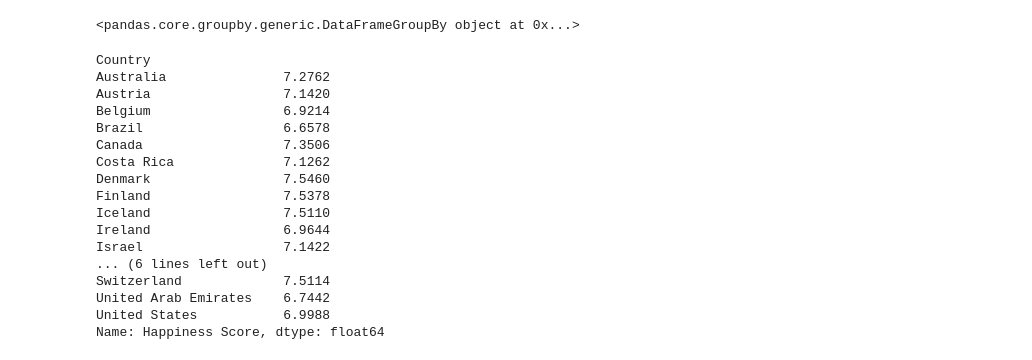
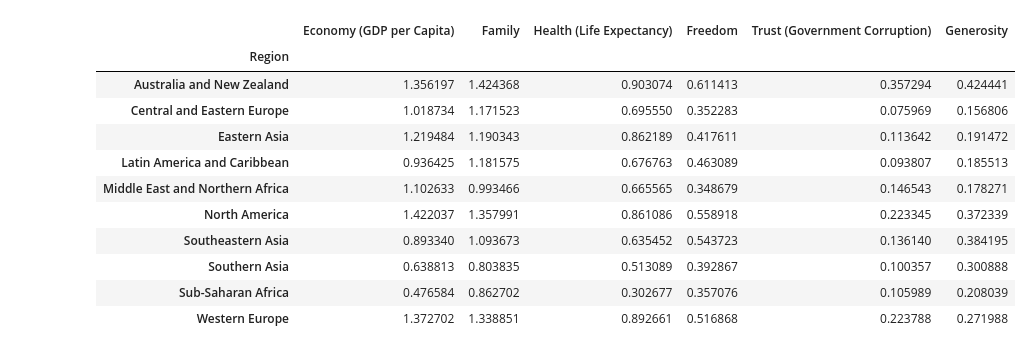
Before and after one commit to trevor48j/Tesla_Emissions, a Jupyter notebook: world_hapiness_report_r.ipynb, the cells around one changed output. Cells and saved outputs as stored; diff of their text form; code cells hidden in the pictures.

```diff
--- a/world_hapiness_report_r.ipynb
+++ b/world_hapiness_report_r.ipynb
@@ -43,26 +30,20 @@ cleaned_region
 # %%
-grouped_country_df = cleaned_region.groupby(['Country'])
+grouped_country_df = cleaned_region.groupby(['Region'])
 
-print(grouped_country_df)
-sum_hapiness = grouped_country_df["Happiness Score"].mean()
+# print(grouped_country_df)
+sum_hapiness = grouped_country_df['Economy (GDP per Capita)','Family','Health (Life Expectancy)','Freedom','Trust (Government Corruption)','Generosity'].mean()
 sum_hapiness
 # %% [output]
-<pandas.core.groupby.generic.DataFrameGroupBy object at 0x...>
-Country
-Australia               7.2762
-Austria                 7.1420
-Belgium                 6.9214
-Brazil                  6.6578
-Canada                  7.3506
-Costa Rica              7.1262
-Denmark                 7.5460
-Finland                 7.5378
-Iceland                 7.5110
-Ireland                 6.9644
-Israel                  7.1422
-... (6 lines left out)
-Switzerland             7.5114
-United Arab Emirates    6.7442
-United States           6.9988
-Name: Happiness Score, dtype: float64
+|  | Economy (GDP per Capita) | Family | Health (Life Expectancy) | Freedom | Trust (Government Corruption) | Generosity |
+| Region |  |  |  |  |  |  |
+| Australia and New Zealand | 1.356197 | 1.424368 | 0.903074 | 0.611413 | 0.357294 | 0.424441 |
+| Central and Eastern Europe | 1.018734 | 1.171523 | 0.695550 | 0.352283 | 0.075969 | 0.156806 |
+| Eastern Asia | 1.219484 | 1.190343 | 0.862189 | 0.417611 | 0.113642 | 0.191472 |
+| Latin America and Caribbean | 0.936425 | 1.181575 | 0.676763 | 0.463089 | 0.093807 | 0.185513 |
+| Middle East and Northern Africa | 1.102633 | 0.993466 | 0.665565 | 0.348679 | 0.146543 | 0.178271 |
+| North America | 1.422037 | 1.357991 | 0.861086 | 0.558918 | 0.223345 | 0.372339 |
+| Southeastern Asia | 0.893340 | 1.093673 | 0.635452 | 0.543723 | 0.136140 | 0.384195 |
+| Southern Asia | 0.638813 | 0.803835 | 0.513089 | 0.392867 | 0.100357 | 0.300888 |
+| Sub-Saharan Africa | 0.476584 | 0.862702 | 0.302677 | 0.357076 | 0.105989 | 0.208039 |
+| Western Europe | 1.372702 | 1.338851 | 0.892661 | 0.516868 | 0.223788 | 0.271988 |
 # %%
```
Also changed, not shown: parts of 9 cells of this notebook, 2 other files.
